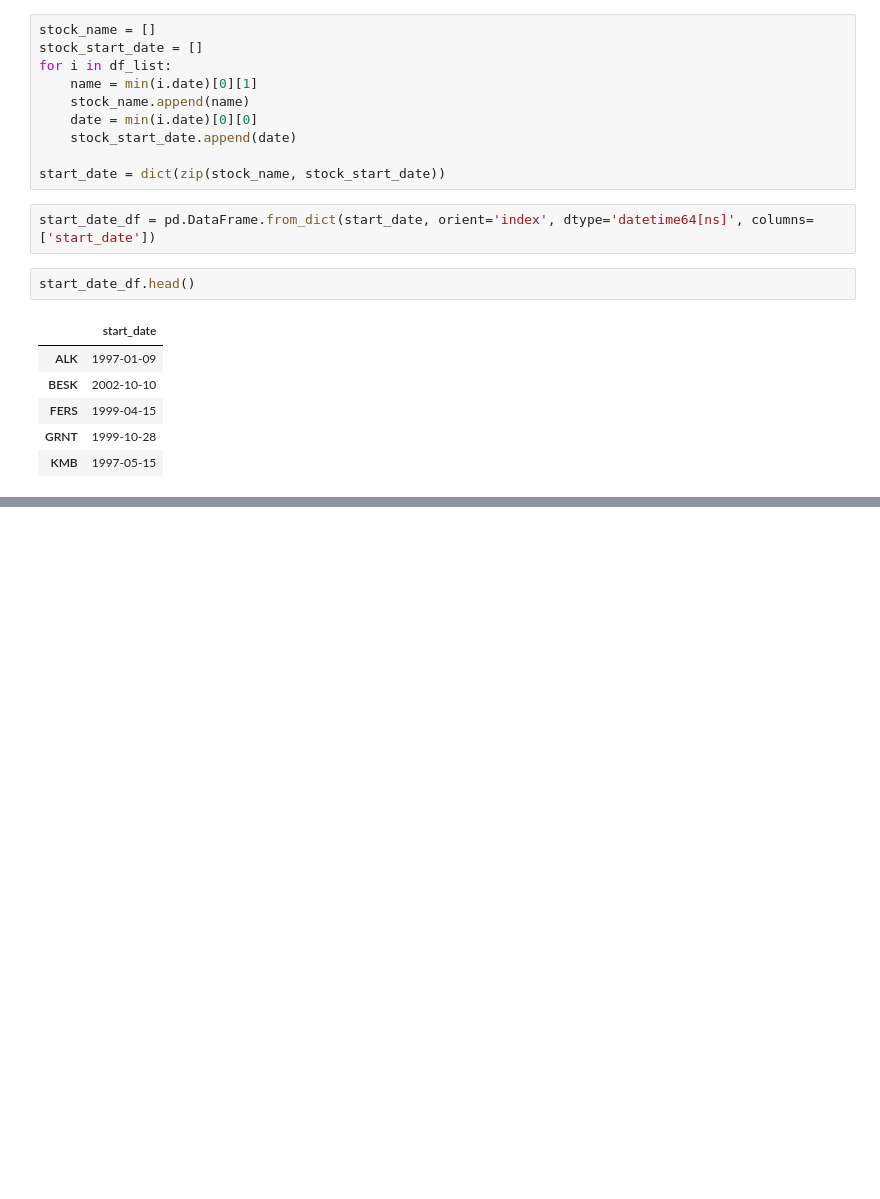
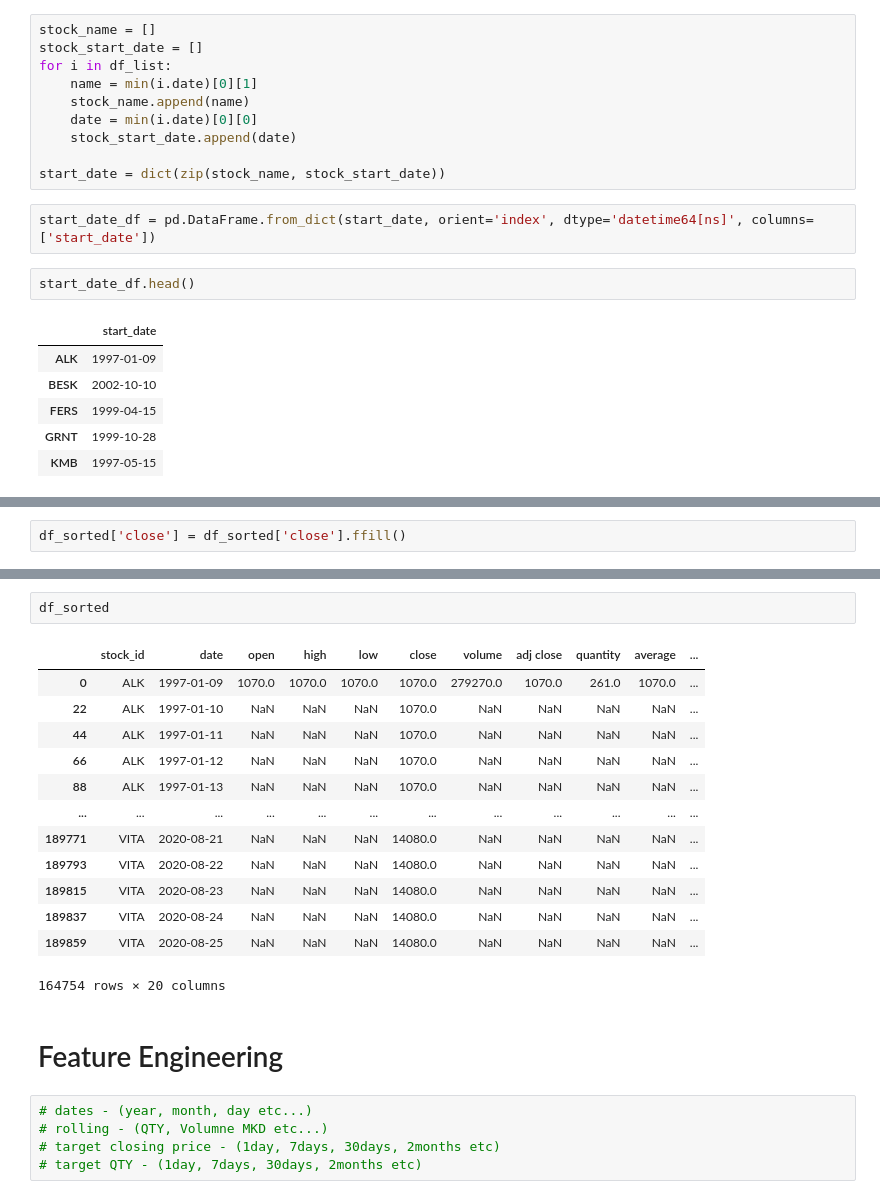
Before and after one commit to gjurcin/MacedoniaStockMarket, a Jupyter notebook: mse_prediction_gjurcin.ipynb, the cells around one changed output, grey strips where cells are left out. Saved outputs shown, nothing was run; the diff lists cells and outputs as text; blank space fills up the shorter version.

```diff
--- a/mse_prediction_gjurcin.ipynb
+++ b/mse_prediction_gjurcin.ipynb
@@ -84,0 +107,2 @@ df_ddf_clean[df_clean['date'] > df_clean['start_date']]
+# %%
+df_sorted['close'] = df_sorted['close'].ffill()
@@ -84,0 +113,23 @@ df_ddf_clean[df_clean['date'] > df_clean['start_date']]
+# %%
+df_sorted
+# %% [output]
+|  | stock_id | date | open | high | low | close | volume | adj close | quantity | average | ... |
+| 0 | ALK | 1997-01-09 | 1070.0 | 1070.0 | 1070.0 | 1070.0 | 279270.0 | 1070.0 | 261.0 | 1070.0 | ... |
+| 22 | ALK | 1997-01-10 | NaN | NaN | NaN | 1070.0 | NaN | NaN | NaN | NaN | ... |
+| 44 | ALK | 1997-01-11 | NaN | NaN | NaN | 1070.0 | NaN | NaN | NaN | NaN | ... |
+| 66 | ALK | 1997-01-12 | NaN | NaN | NaN | 1070.0 | NaN | NaN | NaN | NaN | ... |
+| 88 | ALK | 1997-01-13 | NaN | NaN | NaN | 1070.0 | NaN | NaN | NaN | NaN | ... |
+| ... | ... | ... | ... | ... | ... | ... | ... | ... | ... | ... | ... |
+| 189771 | VITA | 2020-08-21 | NaN | NaN | NaN | 14080.0 | NaN | NaN | NaN | NaN | ... |
+| 189793 | VITA | 2020-08-22 | NaN | NaN | NaN | 14080.0 | NaN | NaN | NaN | NaN | ... |
+| 189815 | VITA | 2020-08-23 | NaN | NaN | NaN | 14080.0 | NaN | NaN | NaN | NaN | ... |
+| 189837 | VITA | 2020-08-24 | NaN | NaN | NaN | 14080.0 | NaN | NaN | NaN | NaN | ... |
+| 189859 | VITA | 2020-08-25 | NaN | NaN | NaN | 14080.0 | NaN | NaN | NaN | NaN | ... |
+164754 rows × 20 columns
+# %% [markdown]
+# Feature Engineering
+# %%
+# dates - (year, month, day etc...)
+# rolling - (QTY, Volumne MKD etc...)
+# target closing price - (1day, 7days, 30days, 2months etc)
+# target QTY - (1day, 7days, 30days, 2months etc)
```
Also changed, not shown: parts of 10 cells of this notebook.
